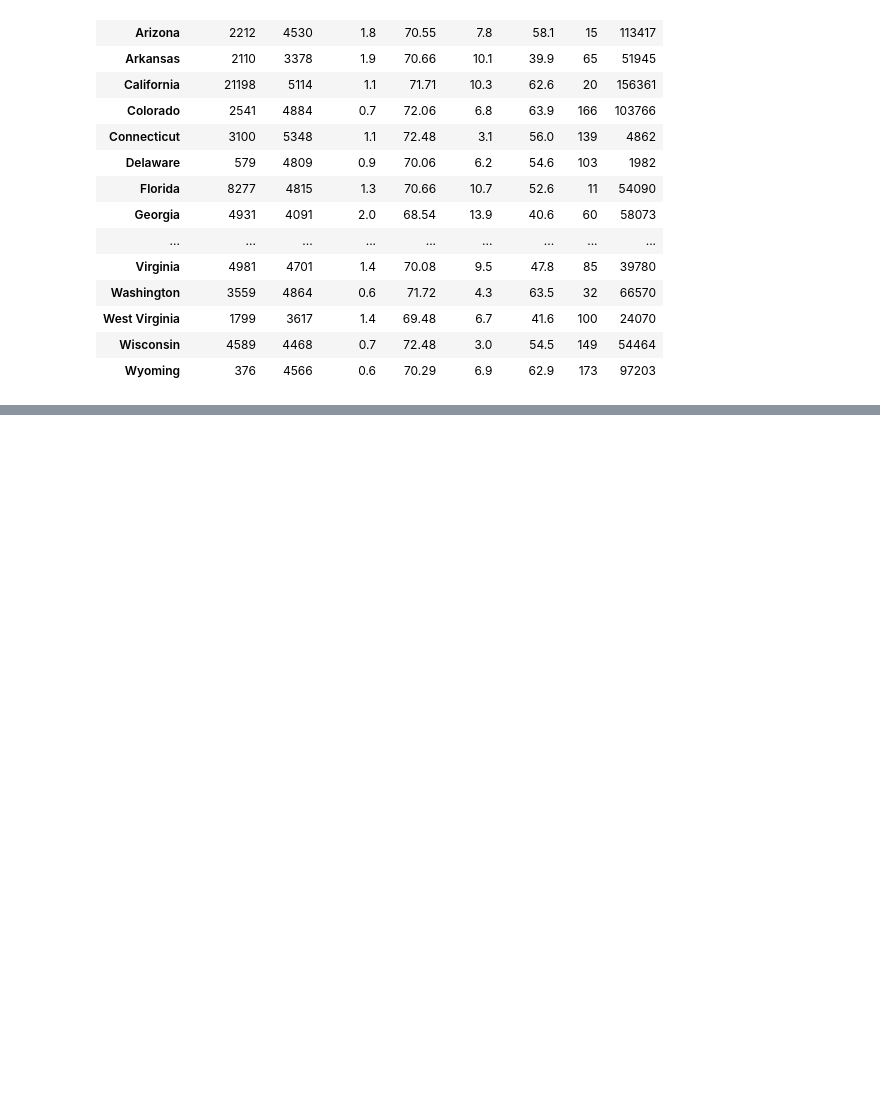
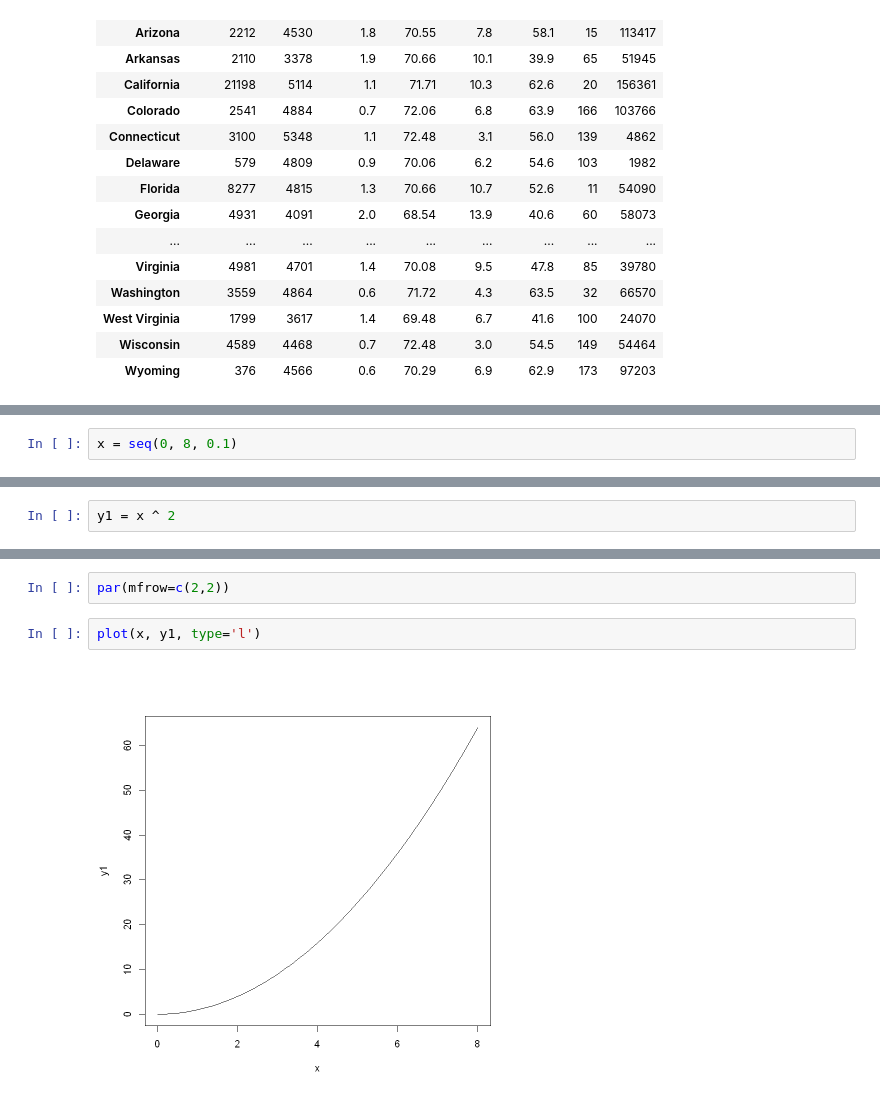
Before and after one commit to layla-focalors/r_learning_mx, a Jupyter notebook: Caffee/Mocha Coffee.ipynb, the cells around one changed output, grey strips where cells are left out. Cells and saved outputs as stored; diff of their text form; blank space fills up the shorter version.

```diff
--- a/Caffee/Mocha Coffee.ipynb
+++ b/Caffee/Mocha Coffee.ipynb
@@ -136,0 +226,2 @@ ERROR: Error in eval(predvars, data, env): object 'lncome' not found
+# %%
+x = seq(0, 8, 0.1)
@@ -136,0 +236,2 @@ ERROR: Error in eval(predvars, data, env): object 'lncome' not found
+# %%
+y1 = x ^ 2
@@ -136,0 +267,6 @@ ERROR: Error in eval(predvars, data, env): object 'lncome' not found
+# %%
+par(mfrow=c(2,2))
+# %%
+plot(x, y1, type='l')
+# %% [output]
+[figure, added]
```
Also changed, not shown: parts of 53 cells of this notebook.
